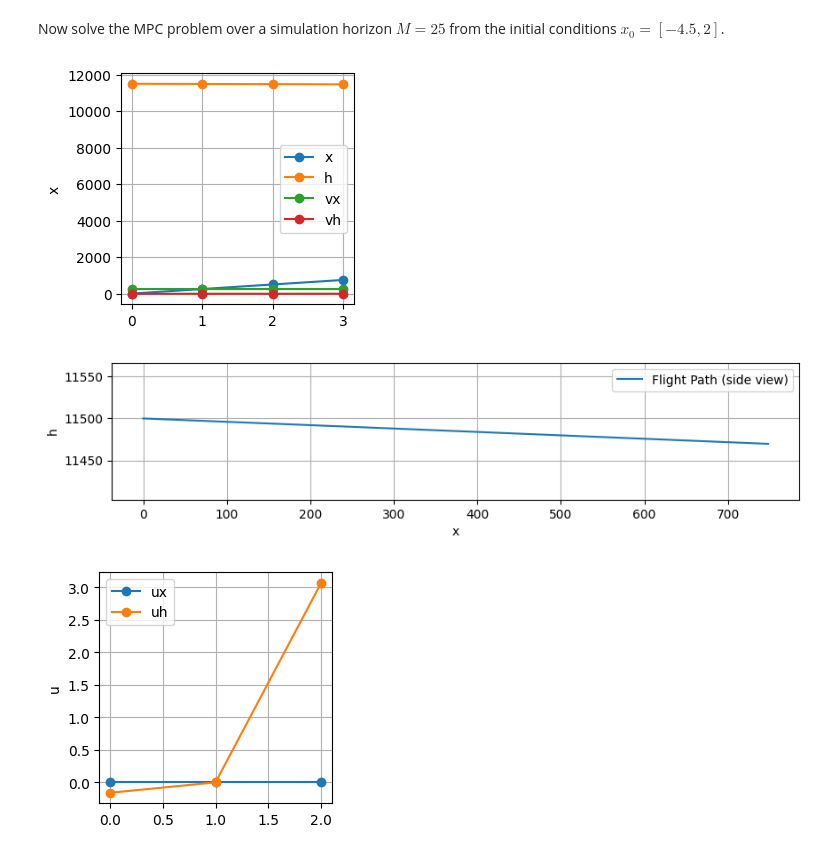
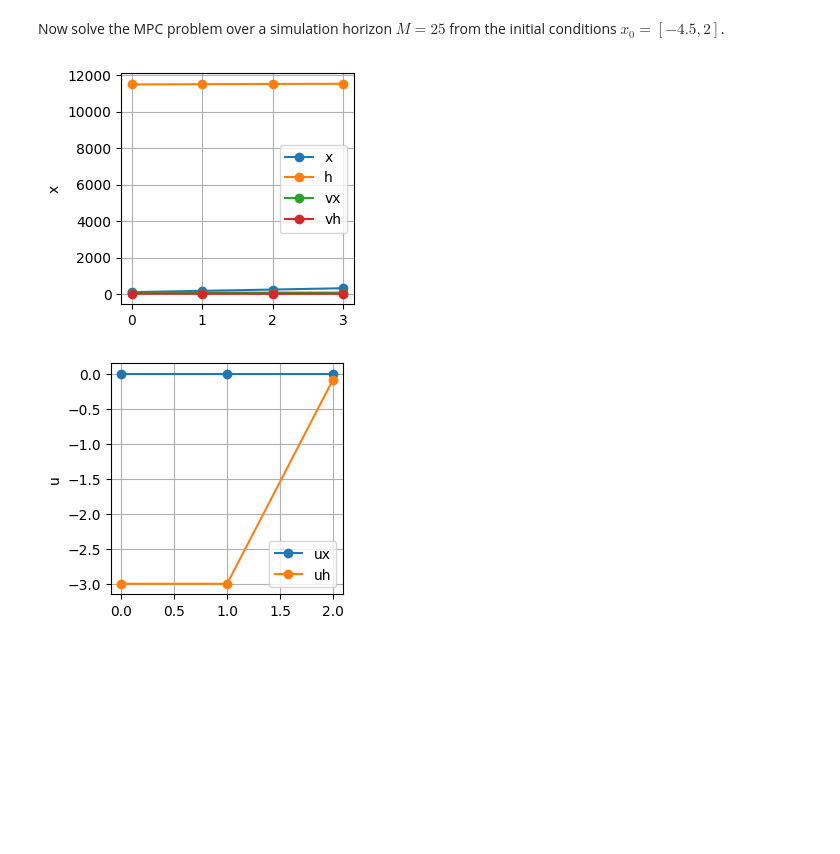
Before and after one commit to waynechu1109/ME-C231A-Final-Project, a Jupyter notebook: ME_C231A_Final_Project.ipynb, the cells around one changed output. Cells and saved outputs as stored; diff of their text form; code cells hidden in the pictures; blank space fills up the shorter version.

Commit message:
plot adjustment

```diff
--- a/ME_C231A_Final_Project.ipynb
+++ b/ME_C231A_Final_Project.ipynb
@@ -315,10 +318,10 @@ Now solve the MPC problem over a simulation horizon $M=25$ from the initial cond
 
 eps = 0.0001
 
-w1 = 1
+w1 = 0.001
 w2 = 1
-w3 = 1
-w4 = 1
+w3 = 0.1
+w4 = 0.001
 w5 = 1
 
 P = np.array([[0, 0, 0, 0],
@@ -371,45 +374,43 @@ N = 3
 # vhmax = 15.24
 # vhmin = -10.16
 
 # initial states
-x0 = np.array([0, 11500, 250, -10]).T    # h = 9000~12000 (m)
+x0 = np.array([100, 11500, 70, 15]).T    # h = 9000~12000 (m)
 
 # reference states
 xref = np.array([10000, 9000, 200, 13]).T # don't care
 
 [model, feas, xOpt, uOpt, JOpt] = solve_cftoc(A, B, P, Q, R, N, x0, xref, Af, bf)
 
 # print('JOpt=', JOpt)
 # print('xOpt=', xOpt)
 # print('uOpt=', uOpt)
 fig = plt.figure(figsize=(3, 3))
 plt.plot(xOpt.T, '-o')
 plt.legend(['x', 'h', 'vx', 'vh'])
 plt.ylabel('x')
 plt.grid()
 
-fig = plt.figure(figsize=(10, 2))
-plt.plot(xOpt.T[:, 0], xOpt.T[:, 1])
-plt.legend(['Flight Path (side view)'])
-plt.axis('equal')
-plt.ylabel('h')
-plt.xlabel('x')
-plt.grid()
+# fig = plt.figure(figsize=(10, 2))
+# plt.plot(xOpt.T[:, 0], xOpt.T[:, 1], '-o')
+# plt.legend(['Flight Path (side view)'])
+# plt.axis('equal')
+# plt.ylabel('h')
+# plt.xlabel('x')
+# plt.grid()
 
 # print(xOpt.T[:, 0])
-
 
 fig = plt.figure(figsize=(3, 3))
 plt.plot(uOpt.T, '-o')
 plt.legend(['ux', 'uh'])
 plt.ylabel('u')
 plt.grid()
 plt.show()
 # results = pyo.SolverFactory('ipopt').solve(model).write()
 # %% [output]
-[figure, old version]
+[figure, new version]
-[figure, old version]
+[figure, new version]
-[figure, removed]
 # %%
 import numpy as np
 import polytope as pt
```
Also changed, not shown: parts of 2 cells of this notebook.
